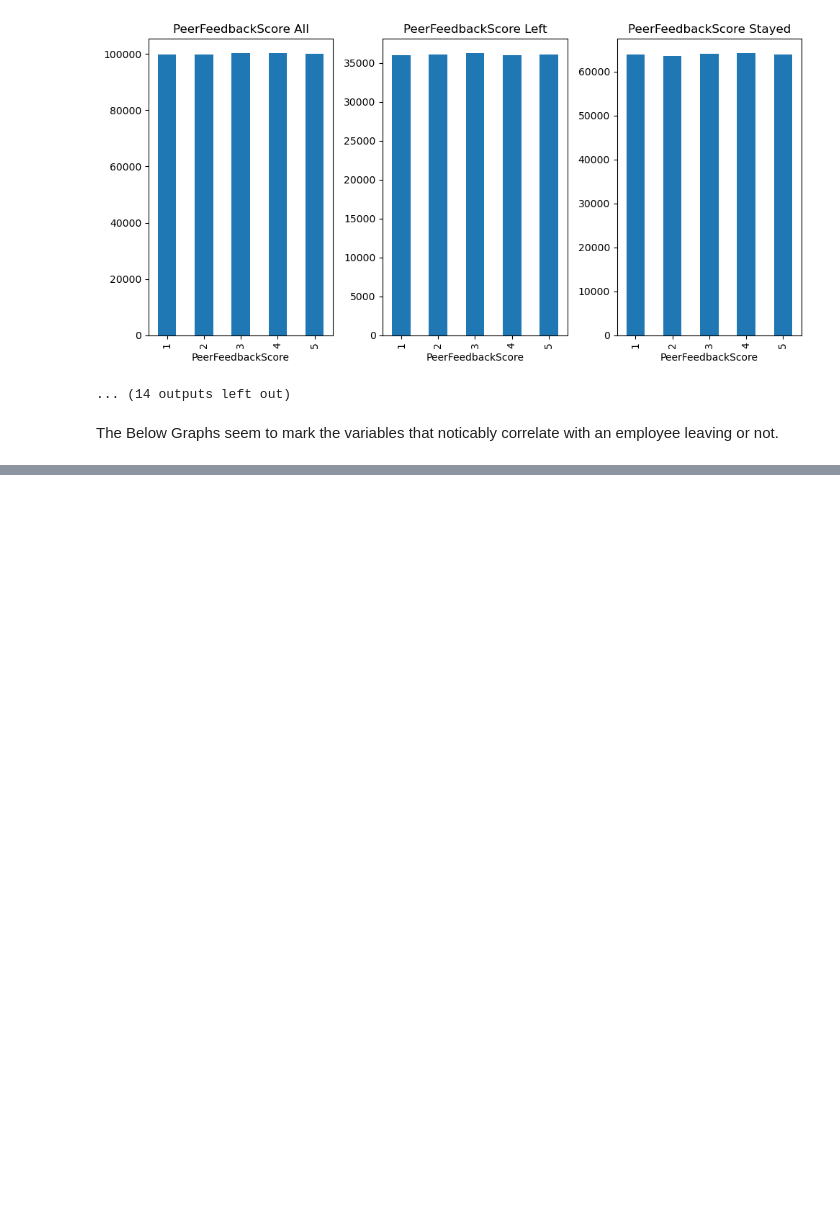
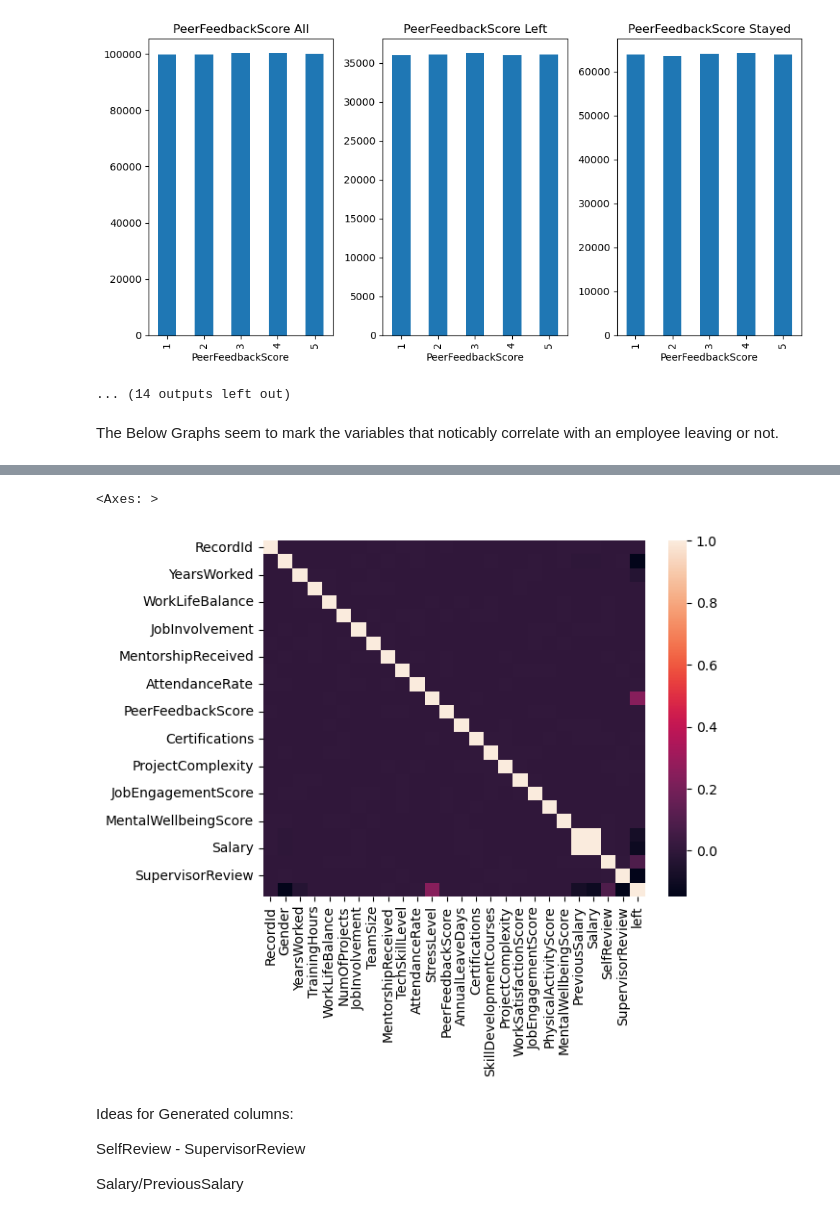
Before and after one commit to joelwheatley91/DATA_602_FINAL, a Jupyter notebook: Final_Project_EDA.ipynb, the cells around one changed output, grey strips where cells are left out. Saved outputs shown, nothing was run; the diff lists cells and outputs as text; code cells hidden in the pictures; blank space fills up the shorter version.

Commit message:
Added Correlation Matrix, corrected Salaries to be Number instead of string

```diff
--- a/Final_Project_EDA.ipynb
+++ b/Final_Project_EDA.ipynb
@@ -146,0 +201,14 @@ KeyError: 'Previoussalary'
+# %%
+import seaborn as sns
+#Not inclding Department Cost because, while it is a number, it is catagorical
+corr = X_train.drop(['Distance', 'DepartmentCode'], axis=1).corr()
+sns.heatmap(corr)
+# %% [output]
+<Axes: >
+[figure, added]
+# %% [markdown]
+Ideas for Generated columns:
+
+SelfReview - SupervisorReview
+
+Salary/PreviousSalary
```
Also changed, not shown: parts of 11 cells of this notebook.
